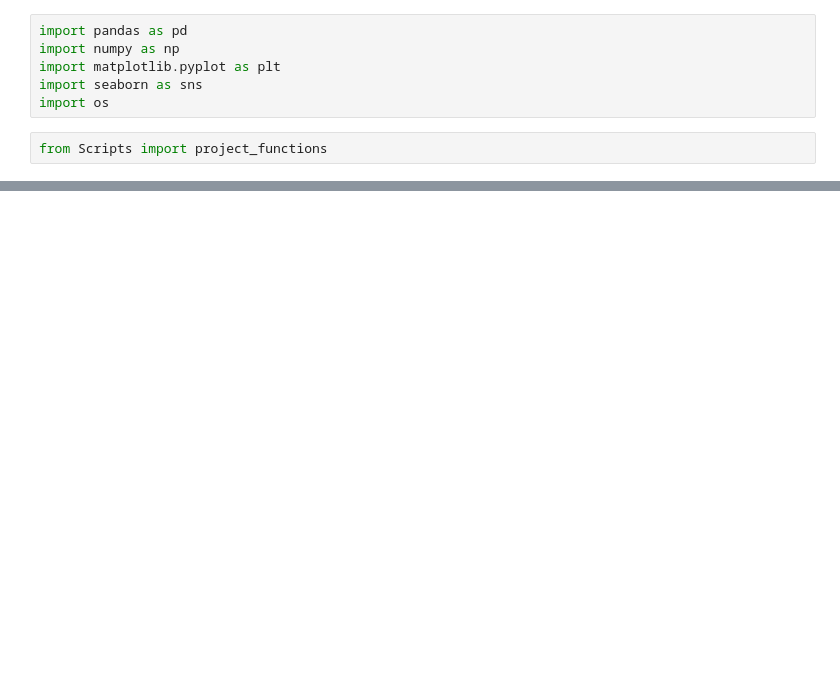
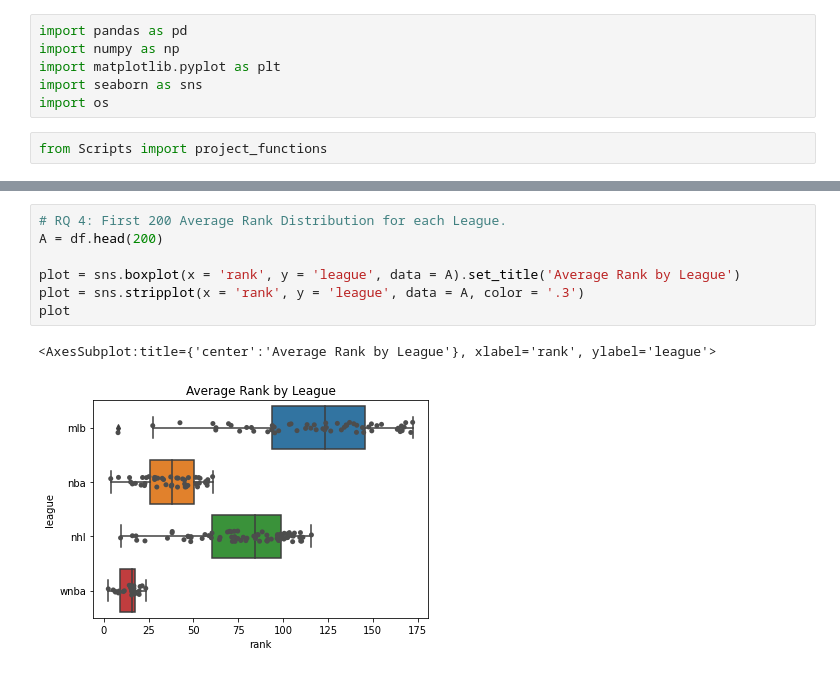
Before and after one commit to data301-2020-winter1/course-project-solo_106, a Jupyter notebook: analysis/milestone2.ipynb, the cells around one changed output, grey strips where cells are left out. Drawn from its saved outputs; the diff is of its cells as text; blank space fills up the shorter version.

```diff
--- a/analysis/milestone2.ipynb
+++ b/analysis/milestone2.ipynb
@@ -37,0 +124,10 @@ plot.set(xlabel = 'Name Count', ylabel = 'League')
+# %%
+# RQ 4: First 200 Average Rank Distribution for each League.
+A = df.head(200)
+
+plot = sns.boxplot(x = 'rank', y = 'league', data = A).set_title('Average Rank by League')
+plot = sns.stripplot(x = 'rank', y = 'league', data = A, color = '.3')
+plot
+# %% [output]
+<AxesSubplot:title={'center':'Average Rank by League'}, xlabel='rank', ylabel='league'>
+[figure, added]
```
Also changed, not shown: parts of 15 cells of this notebook, 1 other file.
